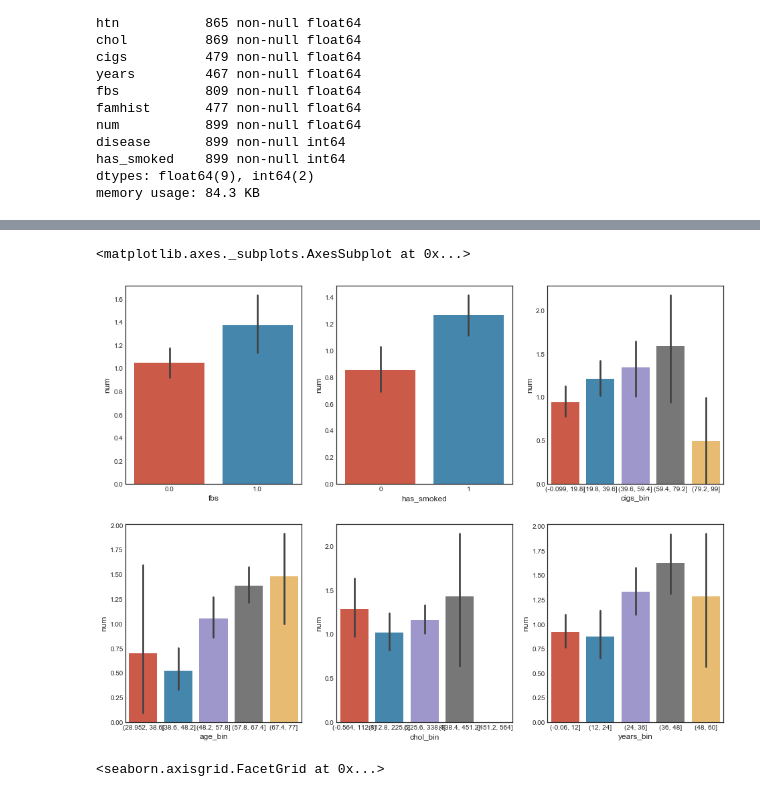
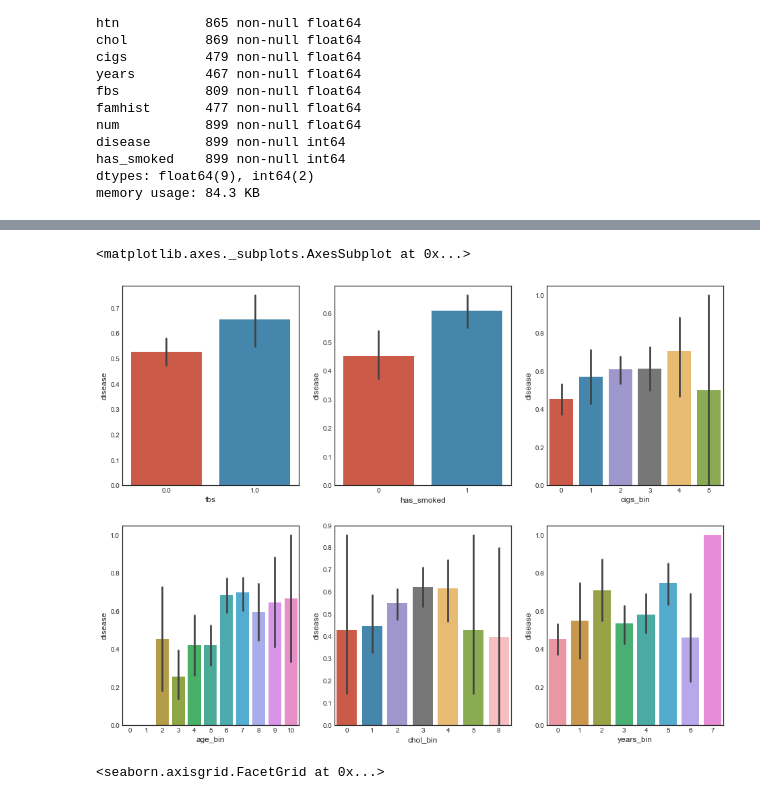
Before and after one commit to matti16/heart_disease, a Jupyter notebook: notebooks/Heart Disease .ipynb, the cells around one changed output, grey strips where cells are left out. Drawn from its saved outputs; the diff is of its cells as text; code cells hidden in the pictures.

```diff
--- a/notebooks/Heart Disease .ipynb
+++ b/notebooks/Heart Disease .ipynb
@@ -66,8 +66,7 @@ df_raw['disease'][df_raw.num > 0] = 1
 
 df_raw['has_smoked'] = 0
 df_raw['has_smoked'][df_raw.cigs > 0] = 1
-df_raw['has_smoked'][df_raw.years > 0] = 1
-
+df_raw['has_smoked'][df_raw.years > 0] = 1h
 
 df_raw.info()
 # %% [output]
@@ -125,15 +134,33 @@ for b in bins_cols:
+# %%
+bins_cols = ["age", "chol", "years", "cigs"]
+
+# Claffify AGE
+MIN_AGE = 25; MAX_AGE = 80
+df_raw['age_bin'] = df_raw.age.apply(lambda x: int(max(0, x-MIN_AGE)/5) if x < MAX_AGE else int(MAX_AGE/5))
+
+# Classify CHOL
+MEDIAN_CHOL = df_raw['chol'].median()
+MAX_CHOL = 400; MIN_CHOL = 100
+df_raw['chol'] = df_raw['chol'].apply(lambda x: MEDIAN_CHOL if x == 0 else x)
+df_raw['chol_bin'] = df_raw['chol'].apply(lambda x: int(max(0, x-MIN_CHOL)/50) if x < MAX_CHOL else int(MAX_CHOL/50))
+
+# Classify CIGS
+df_raw['cigs_bin'] = df_raw['cigs'].apply(lambda x: int(x/20) + 1 if x > 0 else 0)
+
+# Classify YEARS
+df_raw['years_bin'] = df_raw['years'].apply(lambda x: int(x/10) + 1 if x > 0 else 0)
 # %%
 fig, saxis = plt.subplots(2, 3,figsize=(16,12))
 
-sns.barplot(x='fbs', y ='num', data=df_raw, ax = saxis[0,0])
-sns.barplot(x='has_smoked', y ='num', data=df_raw, ax = saxis[0,1])
-sns.barplot(x ='cigs_bin', y ='num', data=df_raw, ax = saxis[0,2])
-sns.barplot(x ='age_bin', y ='num', data=df_raw, ax = saxis[1,0])
-sns.barplot(x ='chol_bin', y ='num', data=df_raw, ax = saxis[1,1])
-sns.barplot(x ='years_bin', y ='num', data=df_raw, ax = saxis[1,2])
+sns.barplot(x='fbs', y ='disease', data=df_raw, ax = saxis[0,0])
+sns.barplot(x='has_smoked', y ='disease', data=df_raw, ax = saxis[0,1])
+sns.barplot(x ='cigs_bin', y ='disease', data=df_raw, ax = saxis[0,2])
+sns.barplot(x ='age_bin', y ='disease', data=df_raw, ax = saxis[1,0])
+sns.barplot(x ='chol_bin', y ='disease', data=df_raw, ax = saxis[1,1])
+sns.barplot(x ='years_bin', y ='disease', data=df_raw, ax = saxis[1,2])
 # %% [output]
 <matplotlib.axes._subplots.AxesSubplot at 0x...>
-[figure, old version]
+[figure, new version]
 # %%
 #plot distributions of Age of passengers who survived or did not survive
 a = sns.FacetGrid(df_raw , hue='disease', aspect=2, col="sex", row="has_smoked")
```
Also changed, not shown: parts of 13 cells of this notebook, 1 other file.
